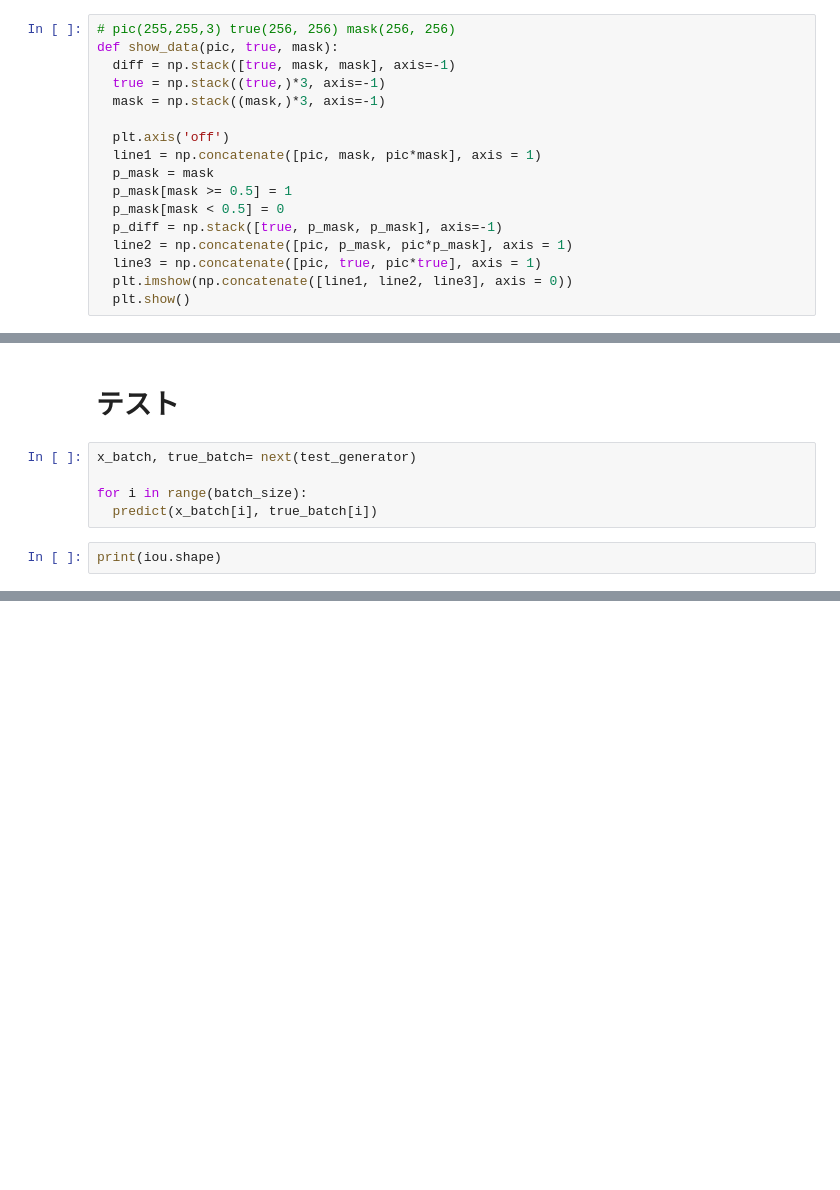
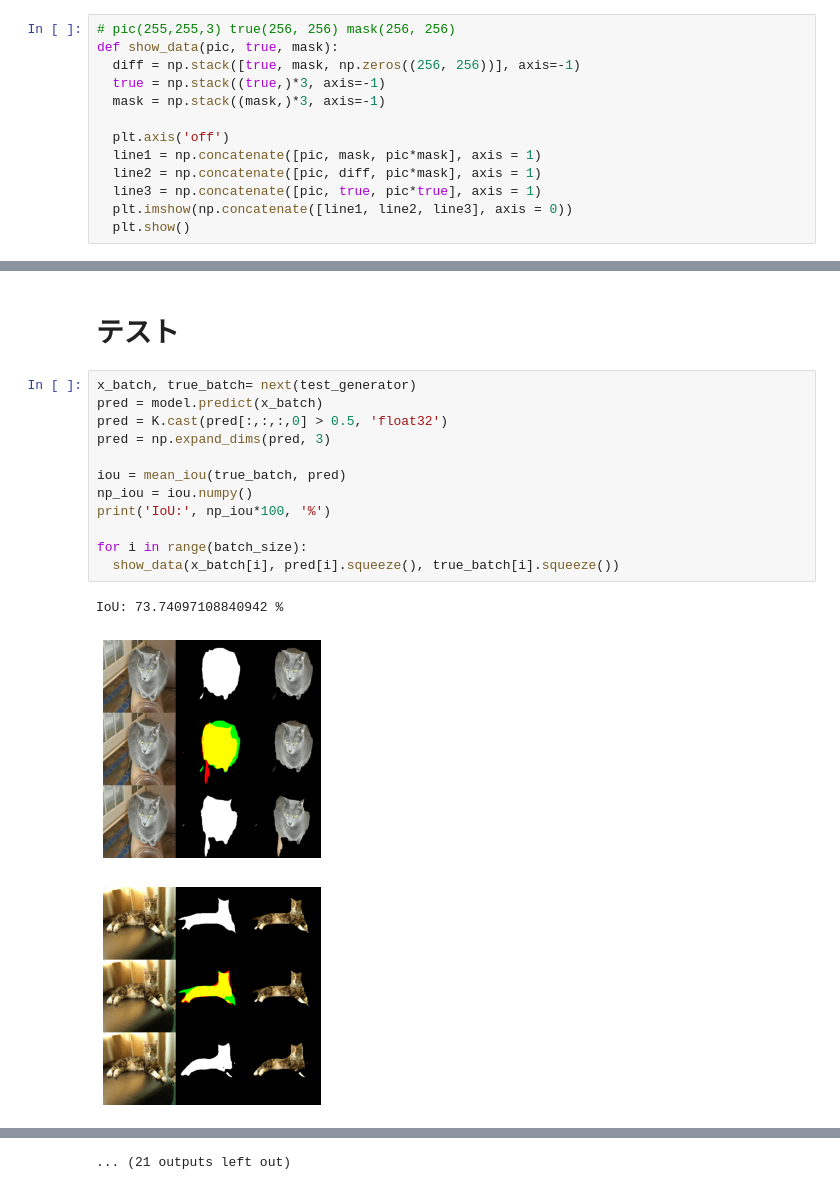
Before and after one commit to shucream/colab, a Jupyter notebook: unet_dog.ipynb, the cells around one changed output, grey strips where cells are left out. Cells and saved outputs as stored; diff of their text form; blank space fills up the shorter version.

```diff
--- a/unet_dog.ipynb
+++ b/unet_dog.ipynb
@@ -82,17 +75,13 @@ def show_image(pic, mask):
 # %%
 # pic(255,255,3) true(256, 256) mask(256, 256)
 def show_data(pic, true, mask):
-  diff = np.stack([true, mask, mask], axis=-1)
+  diff = np.stack([true, mask, np.zeros((256, 256))], axis=-1)
   true = np.stack((true,)*3, axis=-1)
   mask = np.stack((mask,)*3, axis=-1)
 
   plt.axis('off')
   line1 = np.concatenate([pic, mask, pic*mask], axis = 1)
-  p_mask = mask
-  p_mask[mask >= 0.5] = 1
-  p_mask[mask < 0.5] = 0
-  p_diff = np.stack([true, p_mask, p_mask], axis=-1)
-  line2 = np.concatenate([pic, p_mask, pic*p_mask], axis = 1)
+  line2 = np.concatenate([pic, diff, pic*mask], axis = 1)
   line3 = np.concatenate([pic, true, pic*true], axis = 1)
   plt.imshow(np.concatenate([line1, line2, line3], axis = 0))
   plt.show()
@@ -324,9 +294,18 @@ i= 6 loss= 0.3278446882099345 val_loss= 0.3410397171974182 mean_iou= 0.60450053
 # %% [markdown]
 # テスト
-# %%
-x_batch, true_batch= next(test_generator)
-
-for i in range(batch_size):
-  predict(x_batch[i], true_batch[i])
-# %%
-print(iou.shape)
+# %%
+x_batch, true_batch= next(test_generator)
+pred = model.predict(x_batch)
+pred = K.cast(pred[:,:,:,0] > 0.5, 'float32')
+pred = np.expand_dims(pred, 3)
+
+iou = mean_iou(true_batch, pred)
+np_iou = iou.numpy()
+print('IoU:', np_iou*100, '%')
+
+for i in range(batch_size):
+  show_data(x_batch[i], pred[i].squeeze(), true_batch[i].squeeze())
+# %% [output]
+IoU: 73.74097108840942 %
+[figure, added]
+[figure, added]
@@ -332,0 +321 @@ print(iou.shape)
+... (21 outputs left out)
```
Also changed, not shown: parts of 21 cells of this notebook.
